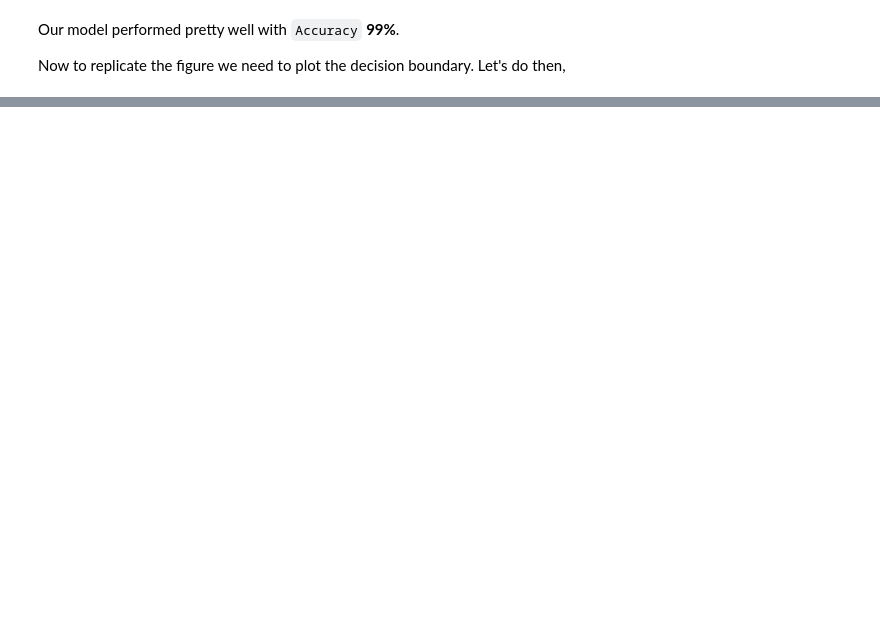
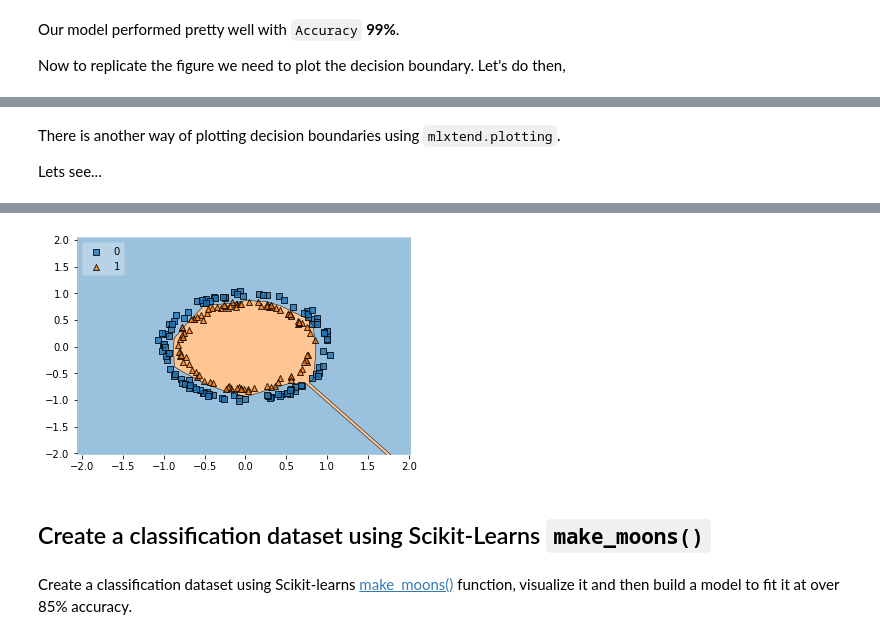
Before and after one commit to SaketMunda/tensorflow-fundamentals, a Jupyter notebook: 02_neural_network_classification_exercises.ipynb, the cells around one changed output, grey strips where cells are left out. Saved outputs shown, nothing was run; the diff lists cells and outputs as text; code cells hidden in the pictures; blank space fills up the shorter version.

Commit message:
classification exercises covered

```diff
--- a/02_neural_network_classification_exercises.ipynb
+++ b/02_neural_network_classification_exercises.ipynb
@@ -162,0 +163,4 @@ Doing binary-class classification...
+# %% [markdown]
+There is another way of plotting decision boundaries using `mlxtend.plotting`.
+
+Lets see...
@@ -162,0 +169,4 @@ Doing binary-class classification...
+# %%
+plot_decision_regions(X_test, y_test, clf=model_1,legend=2)
+plt.show();
+# %% [output]
@@ -162,0 +174,5 @@ Doing binary-class classification...
+[figure, added]
+# %% [markdown]
+## Create a classification dataset using Scikit-Learns `make_moons()`
+# %% [markdown]
+Create a classification dataset using Scikit-learns [make_moons()](https://scikit-learn.org/stable/modules/generated/sklearn.datasets.make_moons.html) function, visualize it and then build a model to fit it at over 85% accuracy.
```
Also changed, not shown: parts of 21 cells of this notebook.
